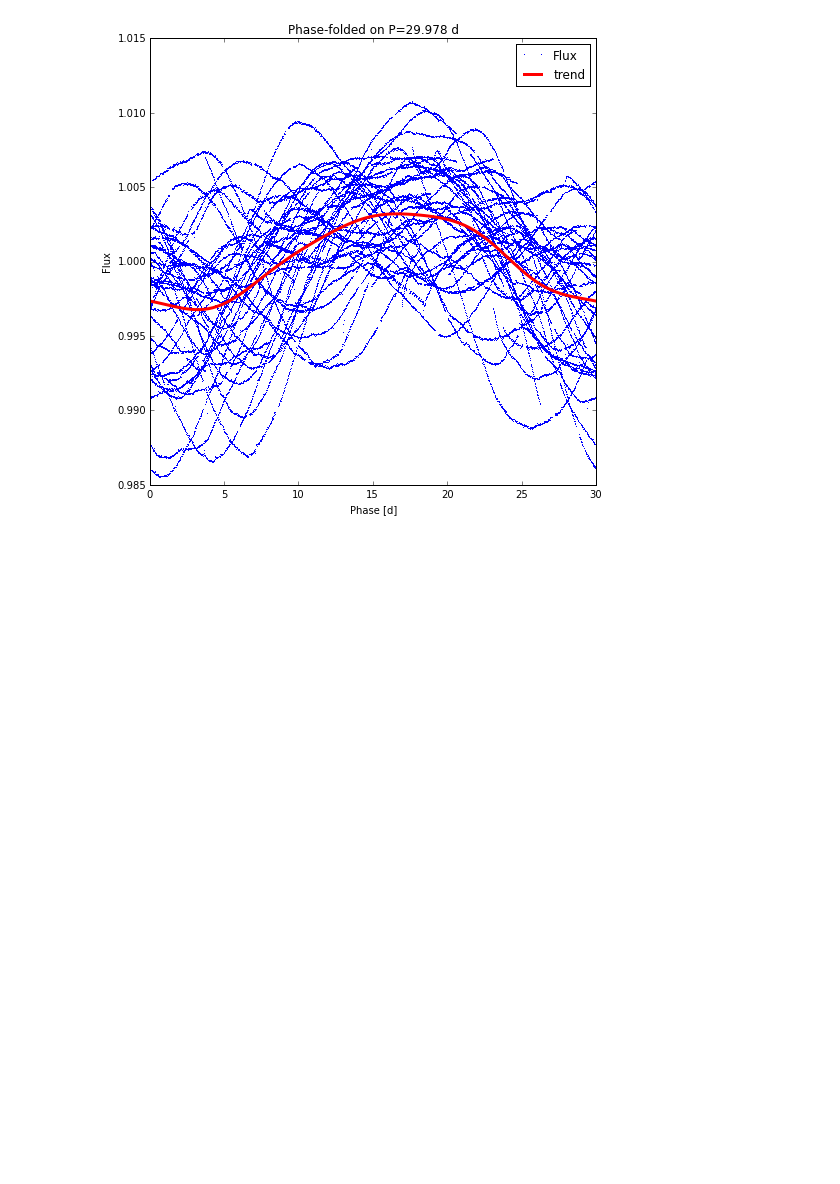
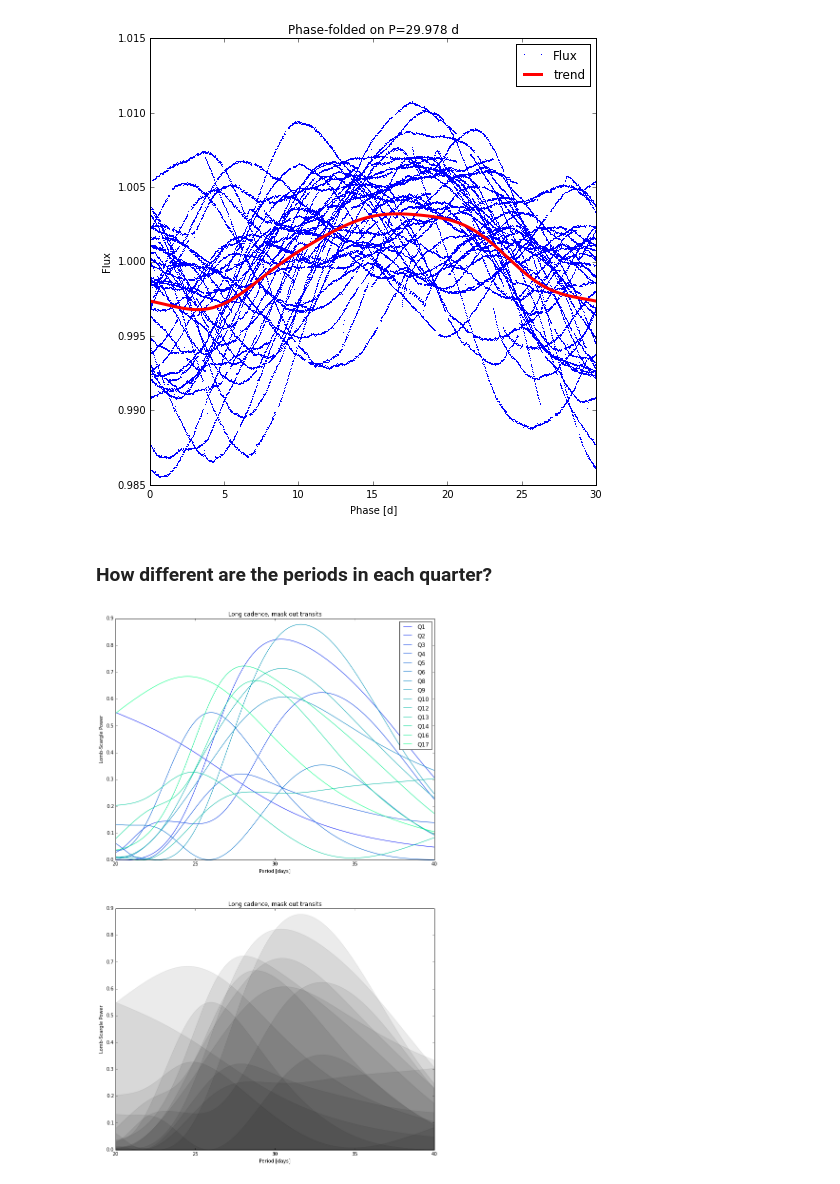
Before and after one commit to bmorris3/hat-11, a Jupyter notebook: data/periodogram.ipynb, the cells around one changed output. Saved outputs shown, nothing was run; the diff lists cells and outputs as text; code cells hidden in the pictures; blank space fills up the shorter version.

Commit message:
Testing periodograms by quarter

```diff
--- a/data/periodogram.ipynb
+++ b/data/periodogram.ipynb
@@ -81,3 +81,48 @@ ax.legend()
 plt.show()
 # %% [output]
 [figure]
+# %% [markdown]
+### How different are the periods in each quarter?
+# %%
+available_quarters = long_cadence.get_available_quarters()
+
+# Ignore quarter zero!
+available_quarters.pop(0)
+
+best_periods = np.zeros(len(available_quarters))
+
+fig, ax = plt.subplots(2, 1, figsize=(12, 20))
+
+quarter_period_range = (20, 40)
+quarter_periods = np.linspace(quarter_period_range[0],
+                              quarter_period_range[1],
+                              1000)
+
+my_cmap = lambda j: plt.cm.winter(float(j+1)/len(available_quarters))
+
+for i, quarter in enumerate(available_quarters):
+    lc = long_cadence.get_quarter(quarter)
+    quarter_model = periodic.LombScargleFast(fit_period=True)#, Nterms=4)
+    quarter_model.optimizer.period_range = quarter_period_range
+    quarter_model.optimizer.quiet = True
+    quarter_model.fit(lc.times.jd, lc.fluxes, lc.errors);
+
+    best_periods[i] = quarter_model.best_period
+    with warnings.catch_warnings():
+        warnings.simplefilter("ignore")
+        scores = quarter_model.score(quarter_periods)
+
+    ax[0].plot(quarter_periods, scores, label='Q{0}'.format(quarter),
+            color=my_cmap(i))
+
+    ax[1].fill_between(quarter_periods, 0, scores, color='k', alpha=0.08)
+
+ax[0].set(xlabel='Period [days]', ylabel='Lomb-Scargle Power',
+       title='Long cadence, mask out transits')
+ax[0].legend()
+
+ax[1].set(xlabel='Period [days]', ylabel='Lomb-Scargle Power',
+       title='Long cadence, mask out transits')
+plt.show()
+# %% [output]
+[figure, added]
```
Also changed, not shown: parts of 1 cell of this notebook, 1 other file.
